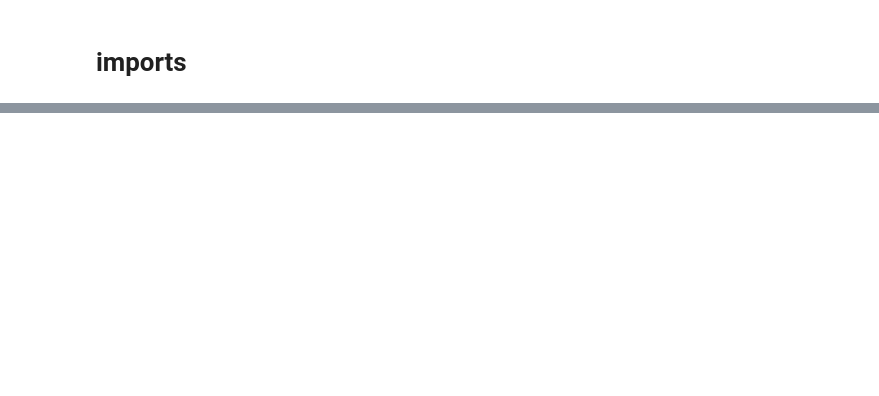
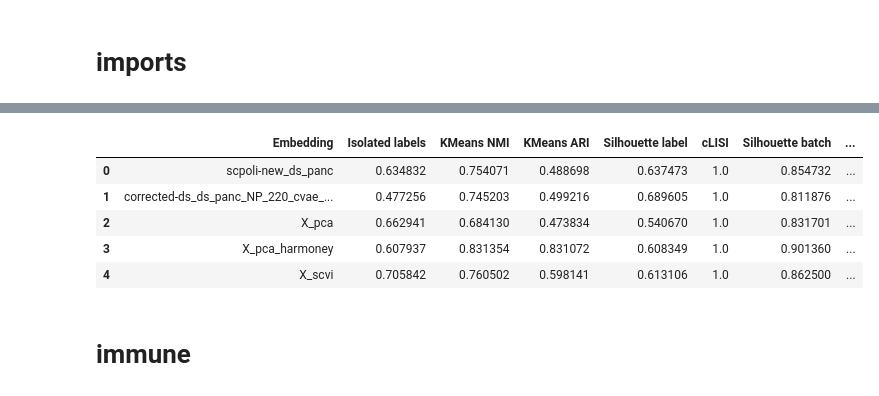
Before and after one commit to fatisati/interpretable-prototype, a Jupyter notebook: notebooks/embedding_metrics.ipynb, the cells around one changed output, grey strips where cells are left out. Saved outputs shown, nothing was run; the diff lists cells and outputs as text; code cells hidden in the pictures; blank space fills up the shorter version.

```diff
--- a/notebooks/embedding_metrics.ipynb
+++ b/notebooks/embedding_metrics.ipynb
@@ -474,0 +143,11 @@ pd.read_csv(p, index_col=0)
+# %%
+pd.read_csv('~/models/pancreas/scib.csv')
+# %% [output]
+|  | Embedding | Isolated labels | KMeans NMI | KMeans ARI | Silhouette label | cLISI | Silhouette batch | ... |
+| 0 | scpoli-new_ds_panc | 0.634832 | 0.754071 | 0.488698 | 0.637473 | 1.0 | 0.854732 | ... |
+| 1 | corrected-ds_ds_panc_NP_220_cvae_... | 0.477256 | 0.745203 | 0.499216 | 0.689605 | 1.0 | 0.811876 | ... |
+| 2 | X_pca | 0.662941 | 0.684130 | 0.473834 | 0.540670 | 1.0 | 0.831701 | ... |
+| 3 | X_pca_harmoney | 0.607937 | 0.831354 | 0.831072 | 0.608349 | 1.0 | 0.901360 | ... |
+| 4 | X_scvi | 0.705842 | 0.760502 | 0.598141 | 0.613106 | 1.0 | 0.862500 | ... |
+# %% [markdown]
+# immune
```
Also changed, not shown: parts of 53 cells of this notebook, 4 other files.
